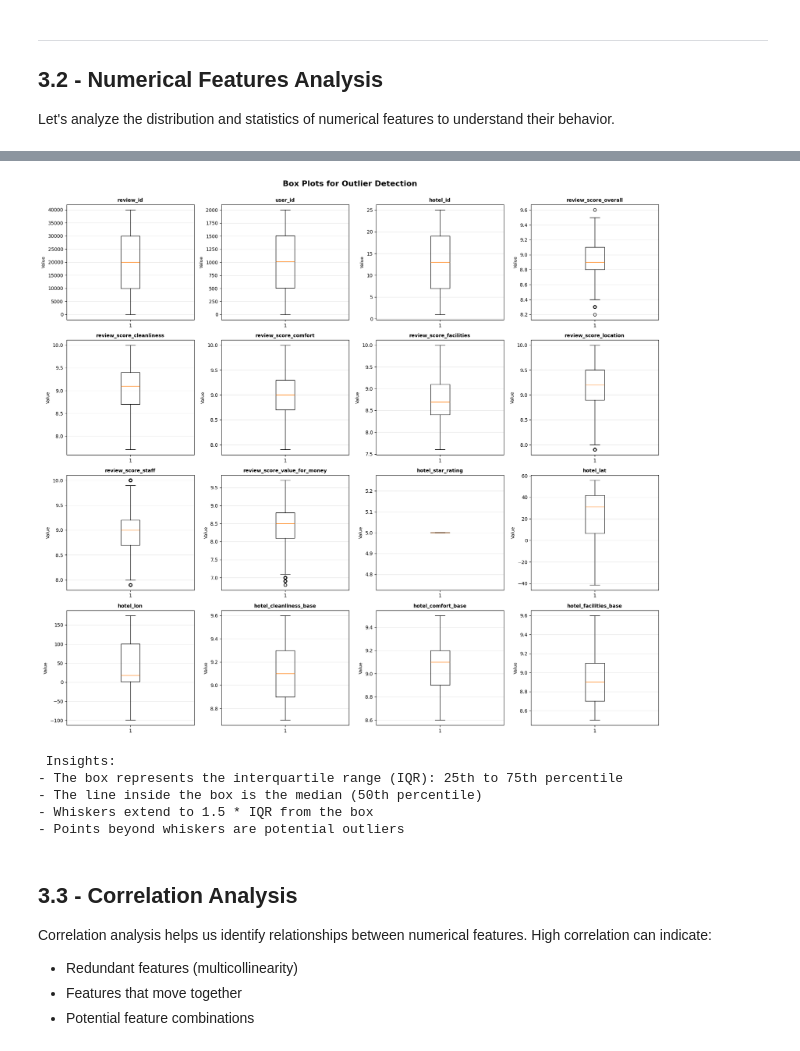
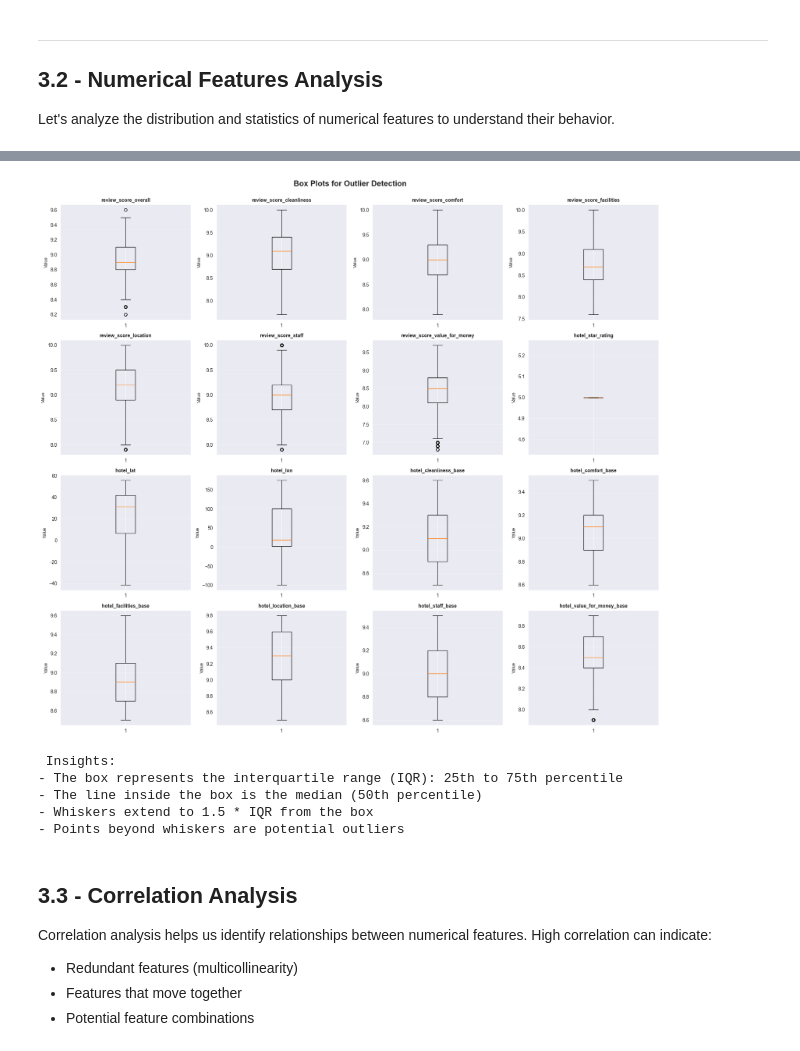
Before and after one commit to MohamedElquesni/ACL-International-Hotel-Booking-Analytics-, a Jupyter notebook: Milestone 1/Milestone 1.ipynb, the cells around one changed output, grey strips where cells are left out. Cells and saved outputs as stored; diff of their text form; code cells hidden in the pictures.

```diff
--- a/Milestone 1/Milestone 1.ipynb
+++ b/Milestone 1/Milestone 1.ipynb
@@ -137,7 +135,7 @@ np.int64(0)
 # %% [markdown]
 ### Users Dataset
 # %%
-df_users = pd.read_csv('/content/users.csv')
+df_users = pd.read_csv('../Dataset [Original]/users.csv')
 df_users.head() # This shows the 5 rows
 # %% [output]
 |  | user_id | user_gender | country | age_group | traveller_type | join_date |
@@ -225,11 +222,9 @@ df_merged.drop(
         'user_join_date',
         'hotel_name'
     ],
-    inplace=True,
-    errors='ignore'  # Prevents errors if any column is already dropped
+    inplace=True
 )
 
-# Confirm remaining columns
 df_merged.info()
 # %% [output]
 <class 'pandas.core.frame.DataFrame'>
@@ -539,15 +532,19 @@ Statistical Summary of Numerical Features:
 # This helps us understand if features are normally distributed, skewed, etc.
 
 fig, axes = plt.subplots(4, 4, figsize=(18, 16))
-axes = axes.ravel()  # Flatten the 2D array to 1D for easier iteration
+axes = axes.ravel()  # Flatten the 2D array to 1D
 
-# Plot histogram for each numerical column (first 16 columns)
-for idx, col in enumerate(numerical_cols[:16]):
-    axes[idx].hist(df_merged[col], bins=30, color='skyblue', edgecolor='black', alpha=0.7)
-    axes[idx].set_title(f'{col}', fontsize=10, fontweight='bold')
-    axes[idx].set_xlabel('Value', fontsize=9)
-    axes[idx].set_ylabel('Frequency', fontsize=9)
-    axes[idx].grid(axis='y', alpha=0.3)
+# Plot histogram for each numerical column without ids
+plot_idx = 0  # Separate counter for axes indexing
+for idx, col in enumerate(numerical_cols[:19]):
+    if col == 'review_id' or col == 'user_id' or col == 'hotel_id':
+        continue
+    axes[plot_idx].hist(df_merged[col], bins=30, color='skyblue', edgecolor='black', alpha=0.7)
+    axes[plot_idx].set_title(f'{col}', fontsize=10, fontweight='bold')
+    axes[plot_idx].set_xlabel('Value', fontsize=9)
+    axes[plot_idx].set_ylabel('Frequency', fontsize=9)
+    axes[plot_idx].grid(axis='y', alpha=0.3)   # alpha = transparency
+    plot_idx += 1  # Increment only when we actually plot
 
 plt.suptitle('Distribution of Numerical Features', fontsize=16, fontweight='bold', y=1.00)
 plt.tight_layout()
@@ -557,30 +554,32 @@ plt.show()
 # %%
 # Use box plots to detect outliers in numerical features
 # Box plots show: median (center line), quartiles (box edges), and outliers (dots beyond whiskers)
 
 fig, axes = plt.subplots(4, 4, figsize=(18, 16))
 axes = axes.ravel()
 
+plot_idx = 0  # Separate counter for axes indexing
 # Create box plot for each numerical column
-for idx, col in enumerate(numerical_cols[:16]):
-    # Remove NaN values before plotting
-    data = df_merged[col].dropna()
-    axes[idx].boxplot(data, vert=True)
-    axes[idx].set_title(f'{col}', fontsize=10, fontweight='bold')
-    axes[idx].set_ylabel('Value', fontsize=9)
-    axes[idx].grid(axis='y', alpha=0.3)
+for idx, col in enumerate(numerical_cols[:19]):
+    if col == 'review_id' or col == 'user_id' or col == 'hotel_id':
+        continue
+    axes[plot_idx].boxplot(df_merged[col], vert=True)
+    axes[plot_idx].set_title(f'{col}', fontsize=10, fontweight='bold')
+    axes[plot_idx].set_ylabel('Value', fontsize=9)
+    axes[plot_idx].grid(axis='y', alpha=0.3)
+    plot_idx += 1
 
 plt.suptitle('Box Plots for Outlier Detection', fontsize=16, fontweight='bold', y=1.00)
 plt.tight_layout()
 plt.show()
 
 print("\n Insights:")
 print("- The box represents the interquartile range (IQR): 25th to 75th percentile")
 print("- The line inside the box is the median (50th percentile)")
 print("- Whiskers extend to 1.5 * IQR from the box")
 print("- Points beyond whiskers are potential outliers")
 # %% [output]
-[figure, old version]
+[figure, new version]
  Insights:
 - The box represents the interquartile range (IQR): 25th to 75th percentile
 - The line inside the box is the median (50th percentile)
```
Also changed, not shown: parts of 57 cells of this notebook.
